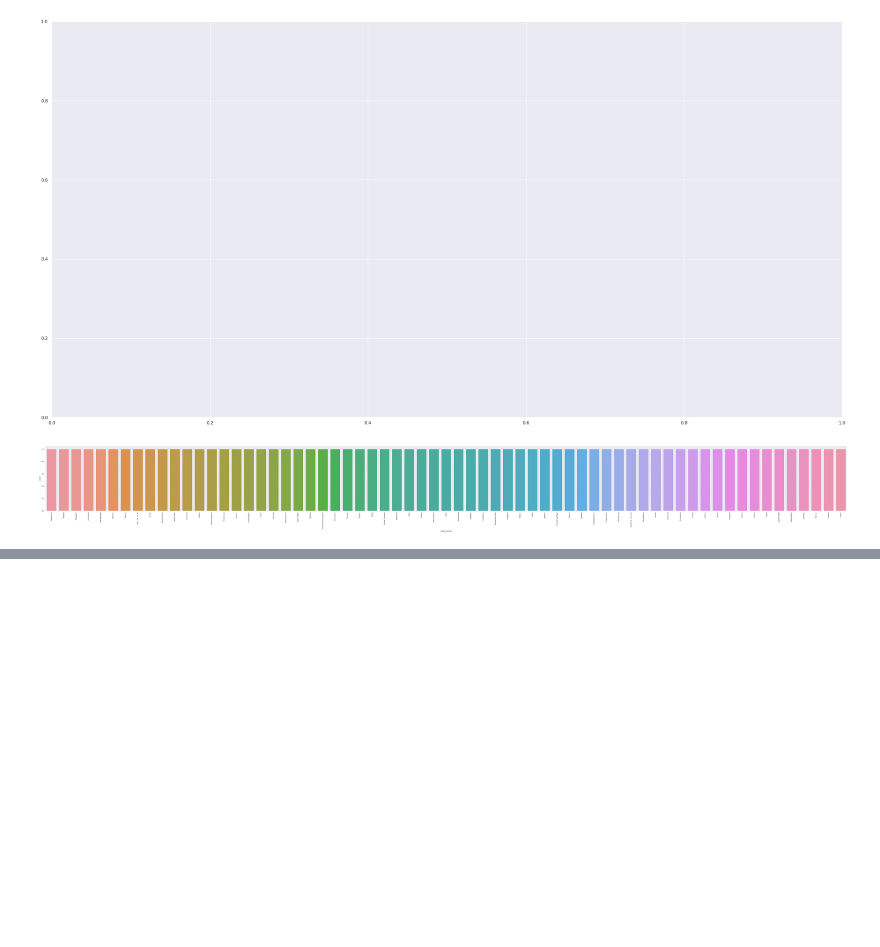
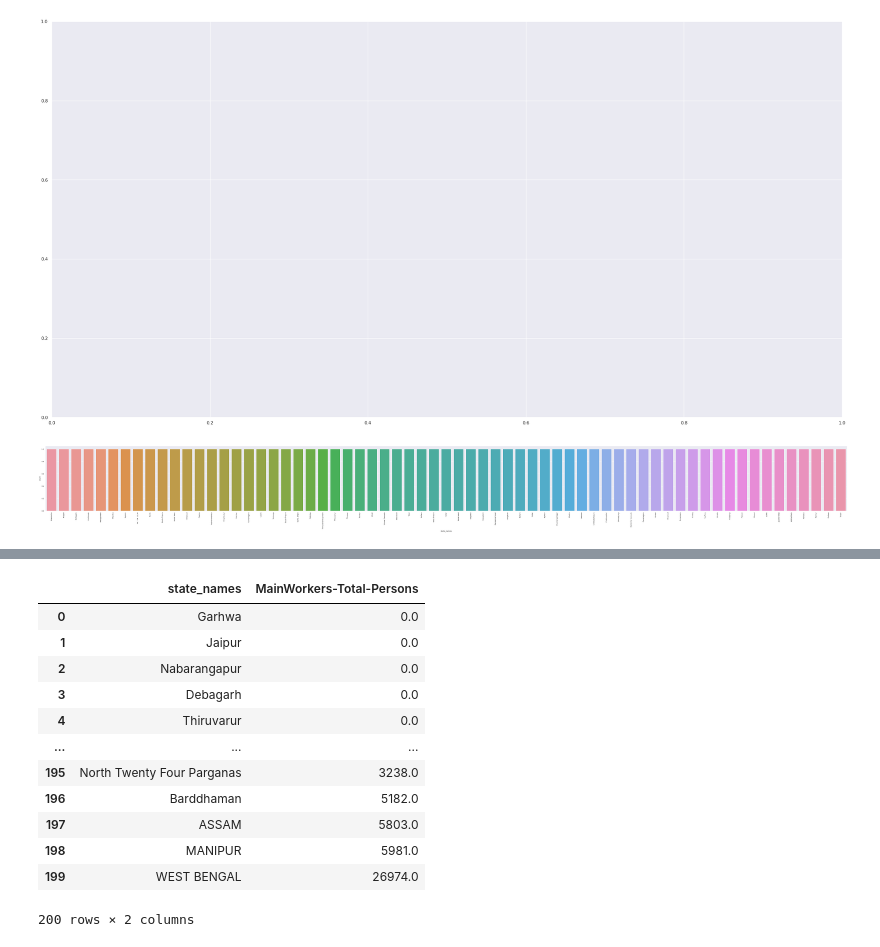
Before and after one commit to n3rdankit/Data-Science-and-Machine-Learning, a Jupyter notebook: Industrial_Human_Resource_Geo_Visualization.ipynb, the cells around one changed output, grey strips where cells are left out. Saved outputs shown, nothing was run; the diff lists cells and outputs as text; code cells hidden in the pictures; blank space fills up the shorter version.

```diff
--- a/Industrial_Human_Resource_Geo_Visualization.ipynb
+++ b/Industrial_Human_Resource_Geo_Visualization.ipynb
@@ -652,0 +722,17 @@ ax.tick_params(axis='x',rotation=90)
+# %%
+sorted_rice=rice_sum.sort_values(by="MainWorkers-Total-Persons").reset_index()
+sorted_rice
+# %% [output]
+|  | state_names | MainWorkers-Total-Persons |
+| 0 | Garhwa | 0.0 |
+| 1 | Jaipur | 0.0 |
+| 2 | Nabarangapur | 0.0 |
+| 3 | Debagarh | 0.0 |
+| 4 | Thiruvarur | 0.0 |
+| ... | ... | ... |
+| 195 | North Twenty Four Parganas | 3238.0 |
+| 196 | Barddhaman | 5182.0 |
+| 197 | ASSAM | 5803.0 |
+| 198 | MANIPUR | 5981.0 |
+| 199 | WEST BENGAL | 26974.0 |
+200 rows × 2 columns
```
Also changed, not shown: parts of 8 cells of this notebook.
